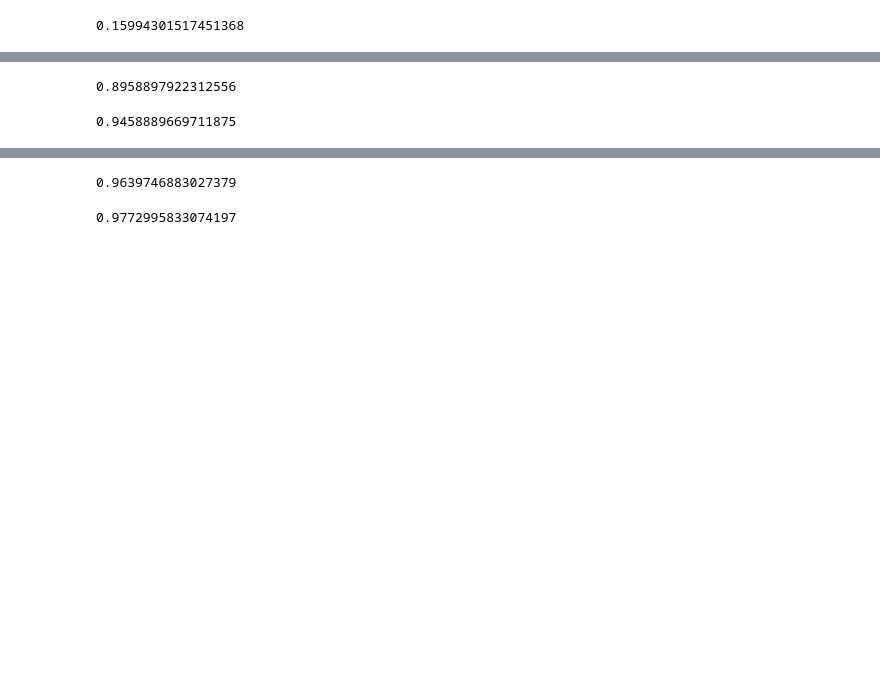
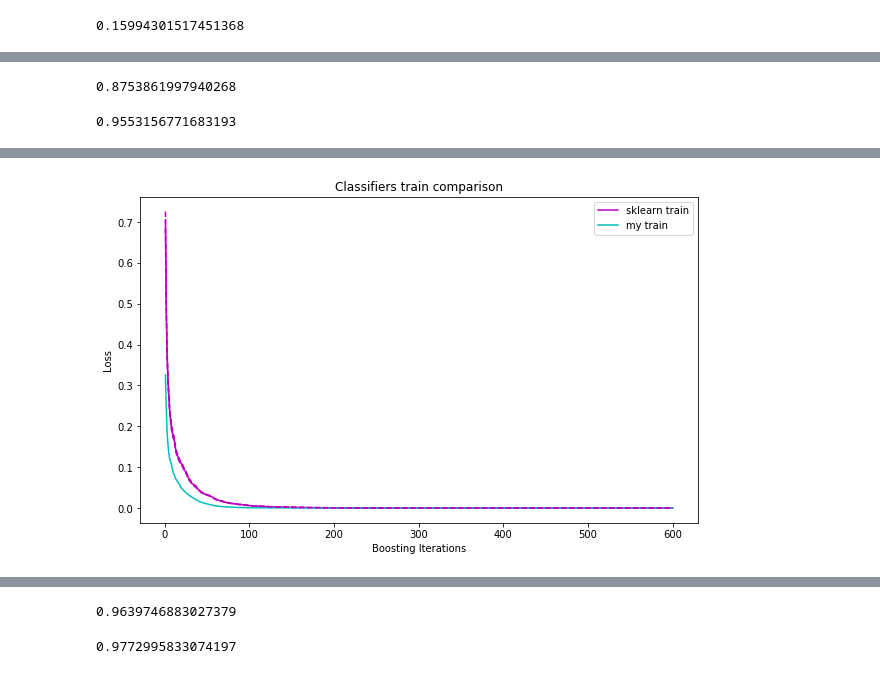
Before and after one commit to NastyBoget/sphere_3_semester, a Jupyter notebook: Unit 1/2. Ансамбли. Бустинг/homework2.ipynb, the cells around one changed output, grey strips where cells are left out. Saved outputs shown, nothing was run; the diff lists cells and outputs as text; code cells hidden in the pictures; blank space fills up the shorter version.

```diff
--- a/Unit 1/2. Ансамбли. Бустинг/homework2.ipynb
+++ b/Unit 1/2. Ансамбли. Бустинг/homework2.ipynb
@@ -384,16 +378,31 @@ class GradientBoosting:
 # %%
-myclf = GradientBoosting(base_estimator=DecisionTree, n_estimators=100)
+myclf = GradientBoosting(n_estimators=N_ESTIMATORS)
 myclf.fit(X_train, y_train)
 y_pred = myclf.predict(X_test)
 f1_score(y_test, y_pred)
 # %% [output]
-0.8958897922312556
+0.8753861997940268
 # %%
 from sklearn.ensemble import GradientBoostingClassifier
 
-clf = GradientBoostingClassifier(learning_rate=0.95, n_estimators=100, max_depth=3)
+clf = GradientBoostingClassifier(learning_rate=0.95, n_estimators=N_ESTIMATORS, max_depth=3)
 clf.fit(X_train, y_train)
 y_pred = clf.predict(X_test)
 f1_score(y_test, y_pred)
 # %% [output]
-0.9458889669711875
+0.9553156771683193
+# %%
+plt.figure(figsize=(10, 6))
+plt.title('Classifiers train comparison')
+train_score_ = [myclf._loss(y_train, myclf._sigmoid(y_pred)) for y_pred in myclf.train_pred_]
+plt.plot(np.arange(N_ESTIMATORS) + 1, clf.train_score_, 'm-', label='sklearn train')
+plt.plot(np.arange(N_ESTIMATORS) + 1, train_score_, 'c-', label='my train')
+plt.plot(np.arange(N_ESTIMATORS) + 1,[x * 1.03 for x in clf.train_score_], 'm-', linestyle='--')
+plt.plot(np.arange(N_ESTIMATORS) + 1,[x * 0.97 for x in clf.train_score_], 'm-', linestyle='--')
+plt.legend(loc='upper right')
+plt.xlabel('Boosting Iterations')
+plt.ylabel('Loss')
+print(f"sklearn last train loss = {clf.train_score_[-1]}")
+print(f"threshold 3% = {0.03 * clf.train_score_[-1]}")
+print(f"my last train loss = {train_score_[-1]}")
+# %% [output]
@@ -400 +412,2 @@ f1_score(y_test, y_pred)
+[figure, added]
 # %%
```
Also changed, not shown: parts of 10 cells of this notebook.
